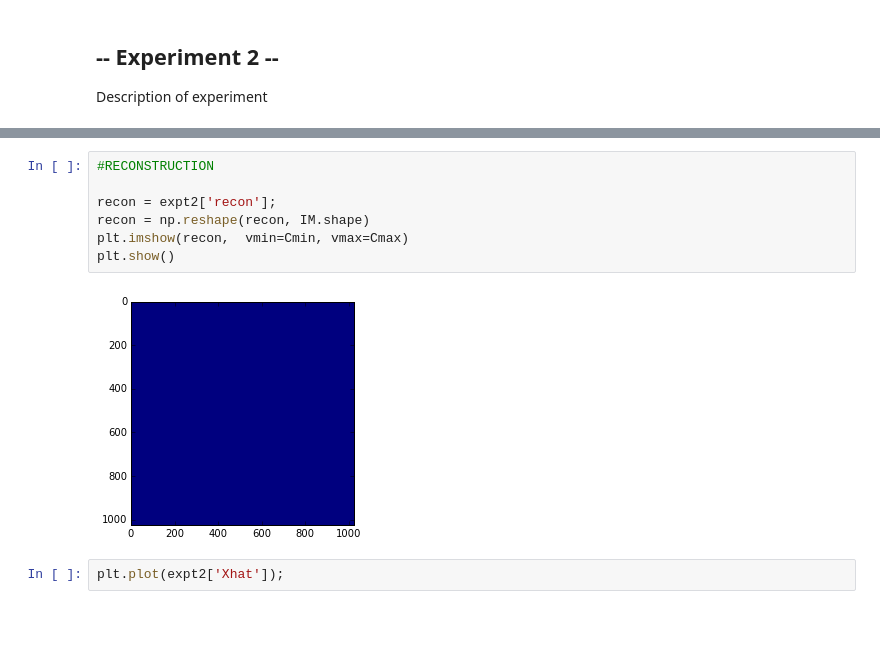
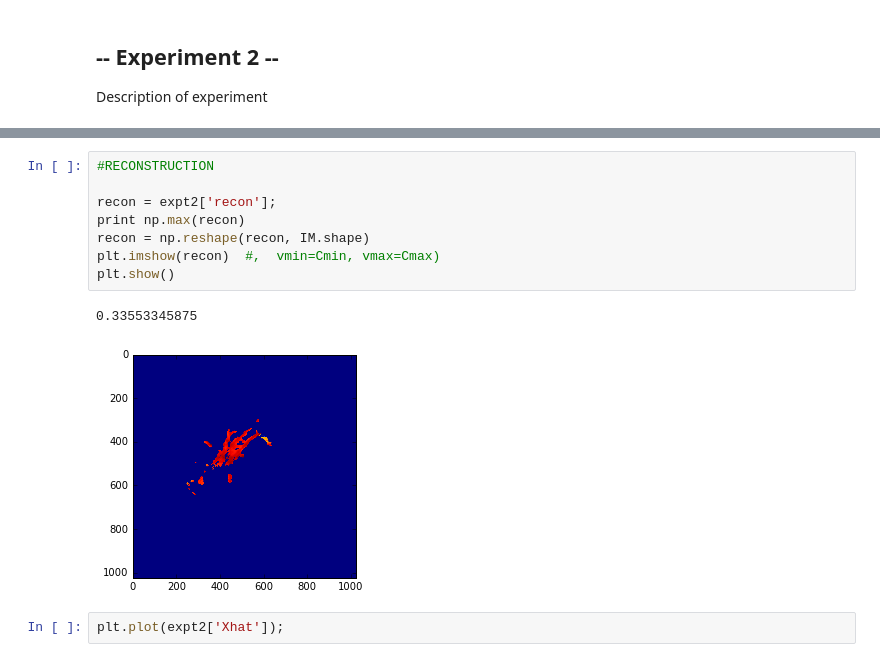
Before and after one commit to KasparP/PSI_simulations, a Jupyter notebook: Python/PlotLoss.ipynb, the cells around one changed output, grey strips where cells are left out. Saved outputs shown, nothing was run; the diff lists cells and outputs as text; blank space fills up the shorter version.

```diff
--- a/Python/PlotLoss.ipynb
+++ b/Python/PlotLoss.ipynb
@@ -137,12 +136,14 @@ Color limits: (0, 1838.2730399569771)
 # %%
 #RECONSTRUCTION
 
 recon = expt2['recon'];
+print np.max(recon)
 recon = np.reshape(recon, IM.shape)
-plt.imshow(recon,  vmin=Cmin, vmax=Cmax)
+plt.imshow(recon)  #,  vmin=Cmin, vmax=Cmax)
 plt.show()
 # %% [output]
+0.33553345875
-[figure, old version]
+[figure, new version]
 # %%
 plt.plot(expt2['Xhat']);
 # %% [output]
```
Also changed, not shown: parts of 4 cells of this notebook, 8 other files.
